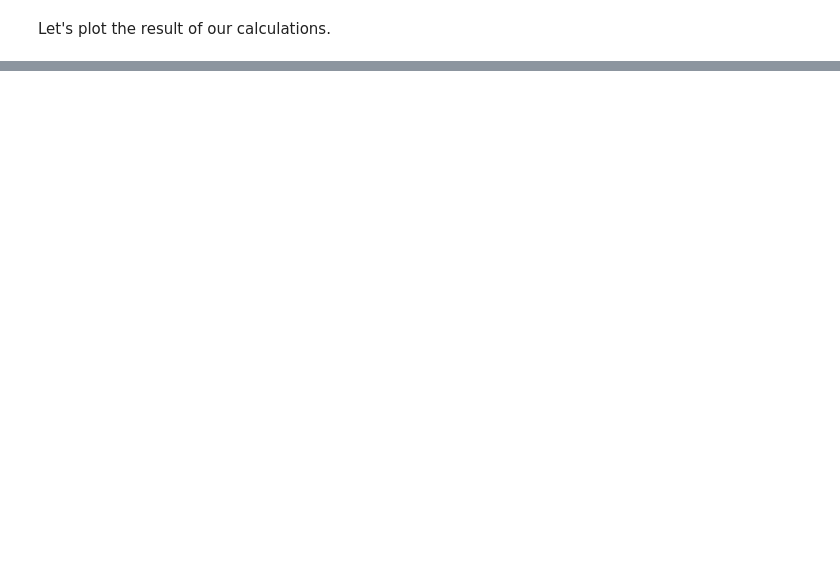
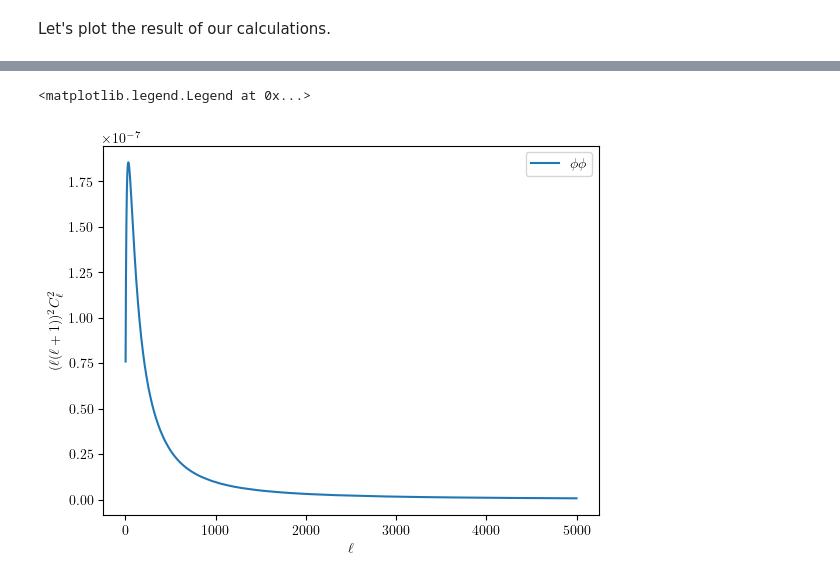
Before and after one commit to CosmologicalEmulators/pycapse, a Jupyter notebook: notebooks/example.ipynb, the cells around one changed output, grey strips where cells are left out. Cells and saved outputs as stored; diff of their text form; code cells hidden in the pictures; blank space fills up the shorter version.

```diff
--- a/notebooks/example.ipynb
+++ b/notebooks/example.ipynb
@@ -120,5 +110,8 @@ plt.legend()
 # %%
-plt.plot(lgrid_pp, (lgrid_pp*(lgrid_pp+1))**2*test_PP, label = "$\phi\phi$")
+plt.plot(l, test_PP, label = "$\phi\phi$")
 plt.xlabel(r'$\ell$')
 plt.ylabel(r'$(\ell(\ell+1))^2C_\ell^2$')
 plt.legend()
+# %% [output]
+<matplotlib.legend.Legend at 0x...>
+[figure, added]
```
Also changed, not shown: parts of 18 cells of this notebook.
